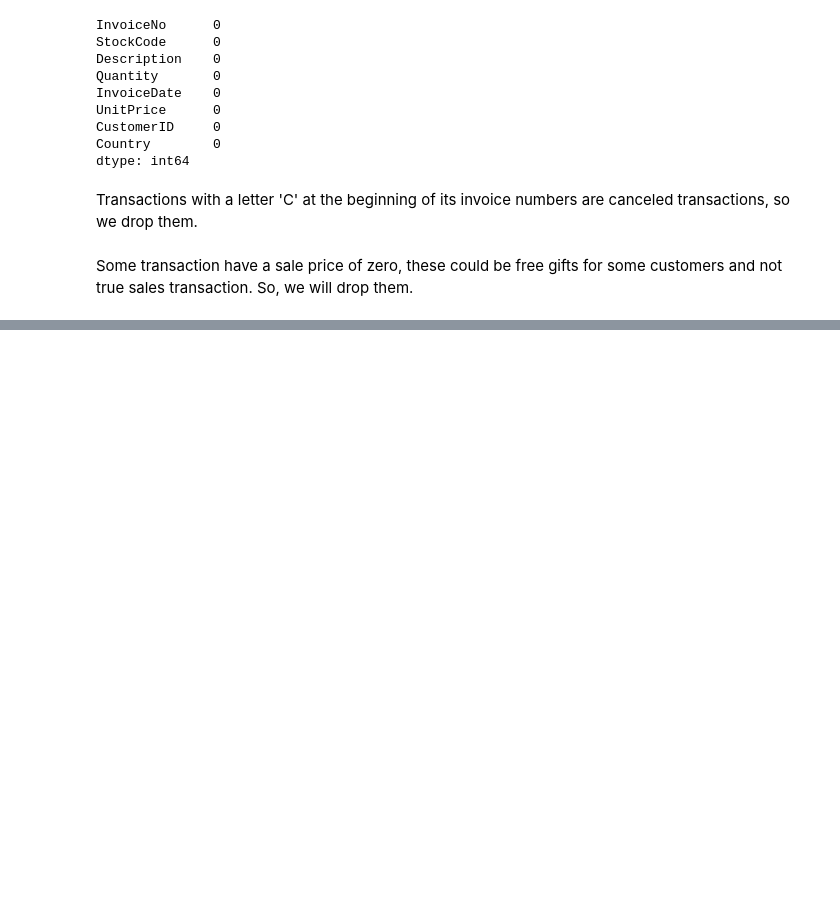
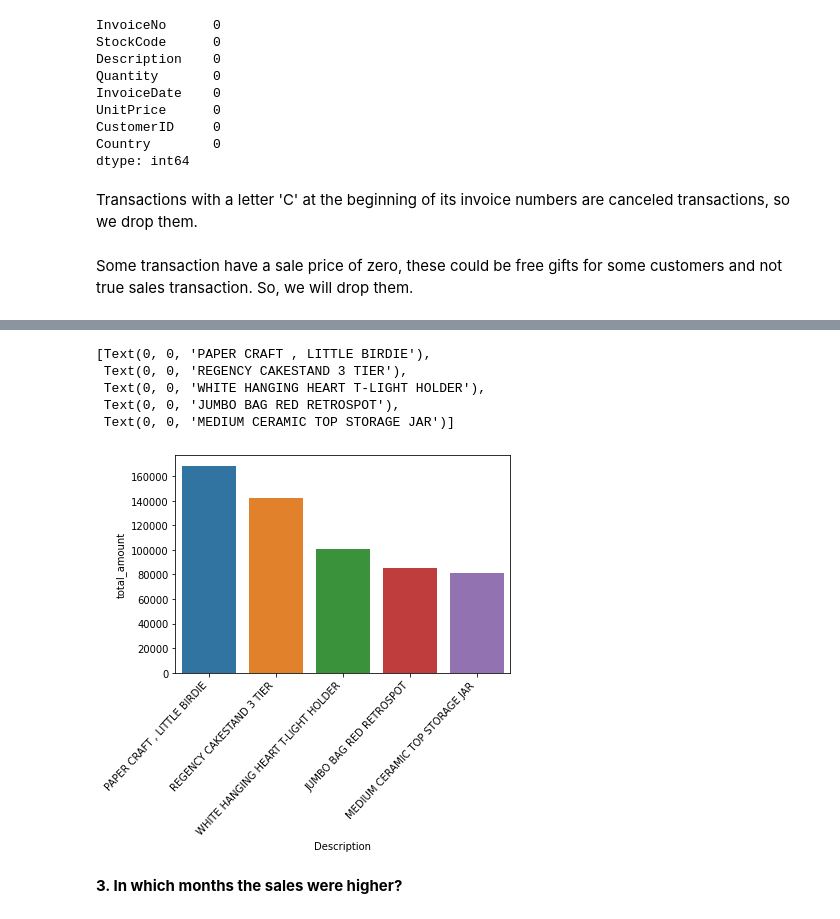
Before and after one commit to omajipawar/Online-Retail-Customer-Segmentation, a Jupyter notebook: Online_Retail_Customer_Segmentation_(Omaji_Pawar).ipynb, the cells around one changed output, grey strips where cells are left out. Saved outputs shown, nothing was run; the diff lists cells and outputs as text; code cells hidden in the pictures; blank space fills up the shorter version.

```diff
--- a/Online_Retail_Customer_Segmentation_(Omaji_Pawar).ipynb
+++ b/Online_Retail_Customer_Segmentation_(Omaji_Pawar).ipynb
@@ -190,0 +222,4 @@ df.head()
+# %%
+#Getting the top 5 products with highest revenue
+top_5_products = df.groupby('Description')['total_amount'].sum().sort_values(ascending=False).reset_index().head()
+top_5_products
@@ -190,0 +233,13 @@ df.head()
+# %%
+#Plotting a bar plot showing top 5 products with highest revenue
+ax= sns.barplot(x='Description',y='total_amount',data=top_5_products)
+ax.set_xticklabels(ax.get_xticklabels(), rotation=47, ha="right")
+# %% [output]
+[Text(0, 0, 'PAPER CRAFT , LITTLE BIRDIE'),
+ Text(0, 0, 'REGENCY CAKESTAND 3 TIER'),
+ Text(0, 0, 'WHITE HANGING HEART T-LIGHT HOLDER'),
+ Text(0, 0, 'JUMBO BAG RED RETROSPOT'),
+ Text(0, 0, 'MEDIUM CERAMIC TOP STORAGE JAR')]
+[figure, added]
+# %% [markdown]
+**3. In which months the sales were higher?**
```
Also changed, not shown: parts of 13 cells of this notebook.
